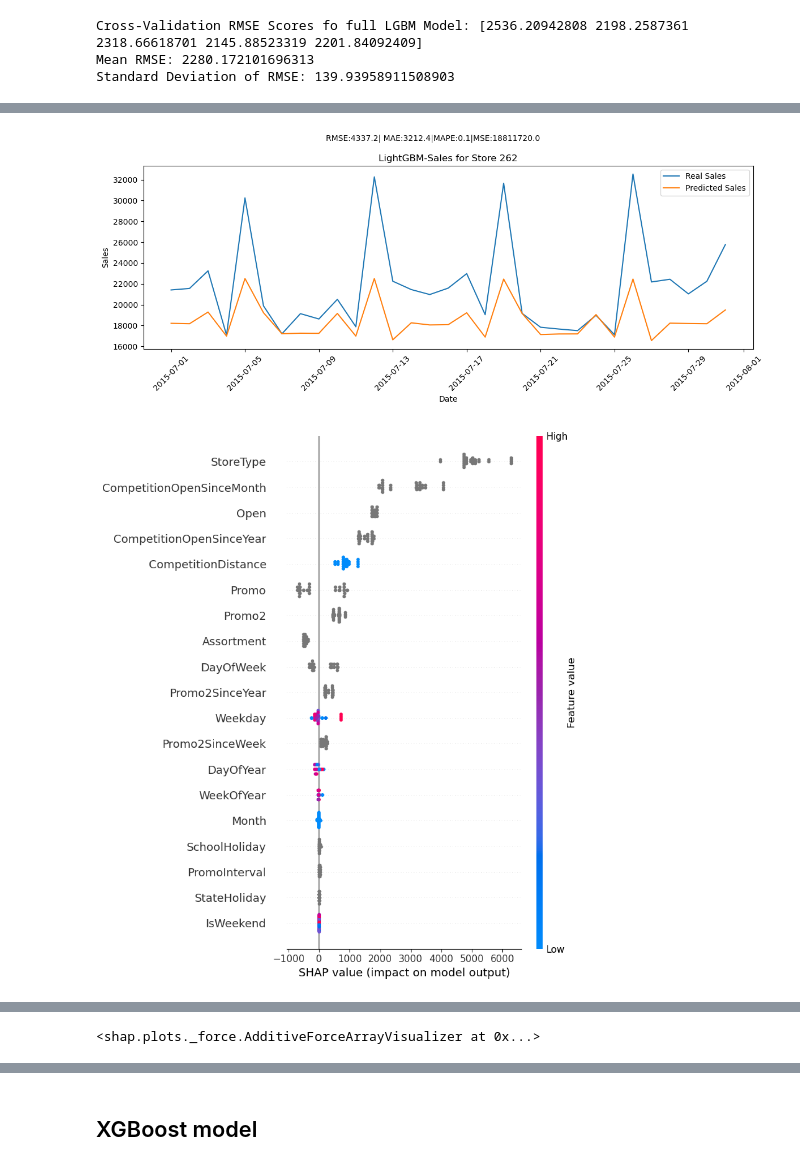
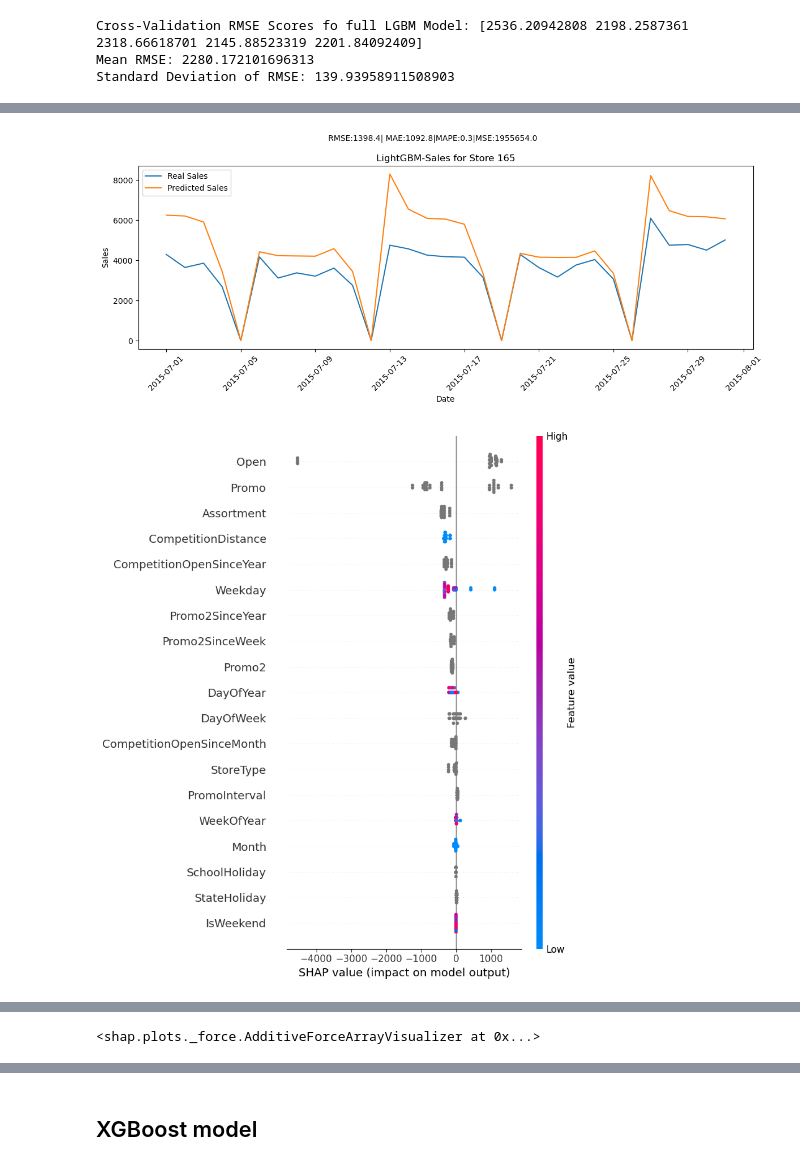
Before and after one commit to GeorgeStampolidiss/Projects, a Jupyter notebook: Project1_GStampolidis.ipynb, the cells around one changed output, grey strips where cells are left out. Drawn from its saved outputs; the diff is of its cells as text; code cells hidden in the pictures.

```diff
--- a/Project1_GStampolidis.ipynb
+++ b/Project1_GStampolidis.ipynb
@@ -1992,6 +1972,7 @@ shap.summary_plot(shap_values, X_test)
 # %%
 #Predictions
 y_pred_lgbm=model_lgbm.predict(X_test)
+y_pred_lgbm[y_pred_lgbm<0]=0
 
 #Statistics for model fit
 rmse=np.sqrt(mean_squared_error(y_test,y_pred_lgbm))
@@ -2092,6 +2053,7 @@ model_lgbm_default.fit(X_train,y_train,eval_set=[(X_test,y_test)],eval_metric="r
 
 #Predictions
 y_pred_lgbm_default=model_lgbm_default.predict(X_test)
+y_pred_lgbm_default[y_pred_lgbm_default<0]=0
 
 #Statistics for model fit
 rmse=np.sqrt(mean_squared_error(y_test,y_pred_lgbm_default))
@@ -2144,7 +2108,7 @@ shap.summary_plot(shap_values,X_test)
 # %%
 #Predictions vs Real values in test data for a specific store
 #Default model
-store_ID=262
+store_ID=165
 store_df=test_data[test_data['Store']==store_ID]
 store_df['Date']=pd.to_datetime(store_df['Date'])
 store_df=store_df.sort_values(by='Date')
@@ -2157,35 +2121,35 @@ mape=mean_absolute_percentage_error(store_df['y'],store_df['PredictedSalesLGBMde
 mse=mean_squared_error(store_df['y'],store_df['PredictedSalesLGBMdefault'])
 
 #Plot for predictions vs real values
 plt.figure(figsize=(12,5))
 plt.plot(store_df['Date'],store_df['y'],label='Real Sales')
 plt.plot(store_df['Date'],store_df['PredictedSalesLGBMdefault'],label='Predicted Sales')
 plt.title(f'Sales Predicitions for Store {store_ID}')
 plt.xlabel('Date')
 plt.ylabel('Sales')
 plt.legend()
 plt.title(f'LightGBM-Sales for Store {store_ID}')
 plt.suptitle(f"RMSE:{rmse_store:.1f}| MAE:{mae_store:.1f}|MAPE:{mape:.1f}|MSE:{mse:.1f}",fontsize=10)
 plt.xticks(rotation=45)
 plt.tight_layout()
 plt.show()
 
 #SHAP plot for specific store
 #Predictions for store_ID
 X_test_store=X_test[test_data['Store']==store_ID]
 #SHAP Explainer
 explainer=shap.TreeExplainer(model_lgbm_default,feature_perturbation="tree_path_dependent")
 #SHAP values
 shap_values_store = explainer.shap_values(X_test_store)
 # SHAP summary diagram
 shap.summary_plot(shap_values_store,X_test_store,show=True)
 
 #Virtual SHAP plot (Force plot for predictions)
 shap.initjs()
 shap.force_plot(explainer.expected_value,shap_values_store[:31],X_test_store[:31])
 # %% [output]
-[figure, old version]
+[figure, new version]
-[figure, old version]
+[figure, new version]
 [interactive output not drawn]
 <shap.plots._force.AdditiveForceArrayVisualizer at 0x...>
 # %%
```
Also changed, not shown: parts of 20 cells of this notebook.
